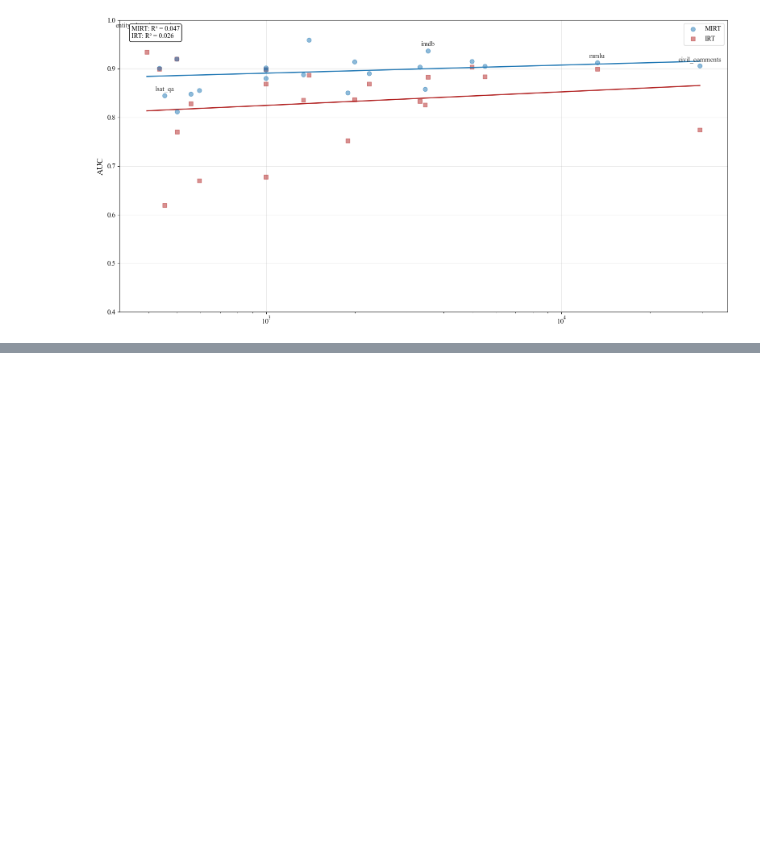
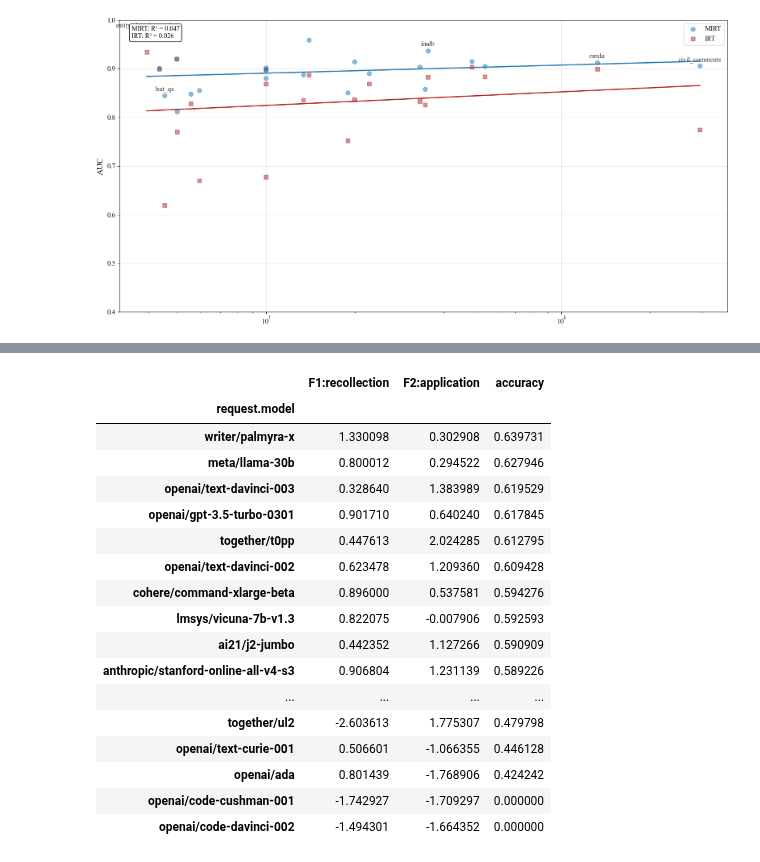
Before and after one commit to ronanhansel/reeval-multi, a Jupyter notebook: mirt-official/calibration.ipynb, the cells around one changed output, grey strips where cells are left out. Saved outputs shown, nothing was run; the diff lists cells and outputs as text; code cells hidden in the pictures; blank space fills up the shorter version.

```diff
--- a/mirt-official/calibration.ipynb
+++ b/mirt-official/calibration.ipynb
@@ -561,0 +558,5 @@ plt.show()
+# %%
+from load_params import load_and_rotate
+import pandas as pd
+theta, a, b = load_and_rotate('../result/mirt-fitting/mirt_model_k2_legal_support.pt', rotation='oblimin')
+resmat = pd.read_pickle('../data/resmat.pkl')
@@ -561,0 +568,9 @@ plt.show()
+# %%
+legal_support_mask = resmat.loc[:, resmat.columns.get_level_values("scenario") == "legal_support"]
+
+legal_support_questions = legal_support_mask.columns.get_level_values('input.text').tolist()
+
+
+theta_df = pd.DataFrame(theta, columns=[f'Factor_{i+1}' for i in range(theta.shape[1])], index=resmat.index)
+a_df = pd.DataFrame(a, columns=[f'Factor_{i+1}' for i in range(a.shape[1])])
+a_df['question'] = legal_support_questions
@@ -561,0 +596,28 @@ plt.show()
+# %%
+models_answered = legal_support_mask.dropna(how='all').index.tolist()
+accuracy = (legal_support_mask.sum(axis=1) / legal_support_mask.notnull().sum(axis=1)).loc[models_answered]
+theta_df = theta_df.loc[models_answered]
+theta_df['accuracy'] = accuracy
+theta_df.rename(columns={'Factor_1': 'F1:recollection', 'Factor_2': 'F2:application'}, inplace=True)
+# %%
+with pd.option_context('display.max_rows', 100):
+	display(theta_df.loc[models_answered].sort_values('accuracy', ascending=False).head(100))
+# %% [output]
+|  | F1:recollection | F2:application | accuracy |
+| request.model |  |  |  |
+| writer/palmyra-x | 1.330098 | 0.302908 | 0.639731 |
+| meta/llama-30b | 0.800012 | 0.294522 | 0.627946 |
+| openai/text-davinci-003 | 0.328640 | 1.383989 | 0.619529 |
+| openai/gpt-3.5-turbo-0301 | 0.901710 | 0.640240 | 0.617845 |
+| together/t0pp | 0.447613 | 2.024285 | 0.612795 |
+| openai/text-davinci-002 | 0.623478 | 1.209360 | 0.609428 |
+| cohere/command-xlarge-beta | 0.896000 | 0.537581 | 0.594276 |
+| lmsys/vicuna-7b-v1.3 | 0.822075 | -0.007906 | 0.592593 |
+| ai21/j2-jumbo | 0.442352 | 1.127266 | 0.590909 |
+| anthropic/stanford-online-all-v4-s3 | 0.906804 | 1.231139 | 0.589226 |
+| ... | ... | ... | ... |
+| together/ul2 | -2.603613 | 1.775307 | 0.479798 |
+| openai/text-curie-001 | 0.506601 | -1.066355 | 0.446128 |
+| openai/ada | 0.801439 | -1.768906 | 0.424242 |
+| openai/code-cushman-001 | -1.742927 | -1.709297 | 0.000000 |
+| openai/code-davinci-002 | -1.494301 | -1.664352 | 0.000000 |
```
Also changed, not shown: parts of 9 cells of this notebook, 1 other file.
